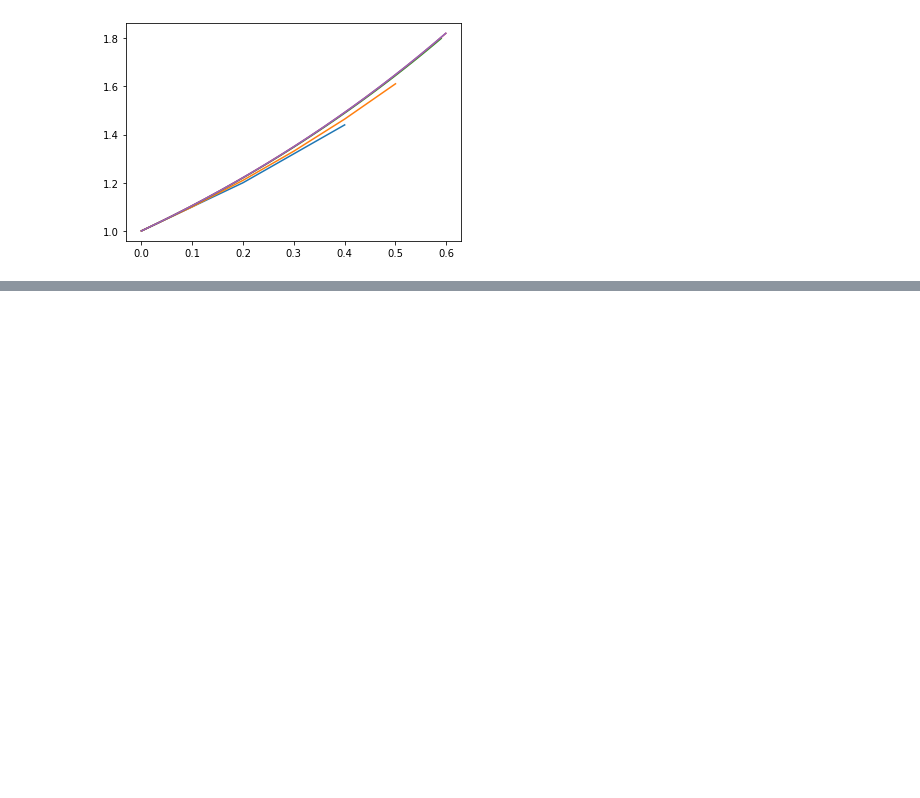
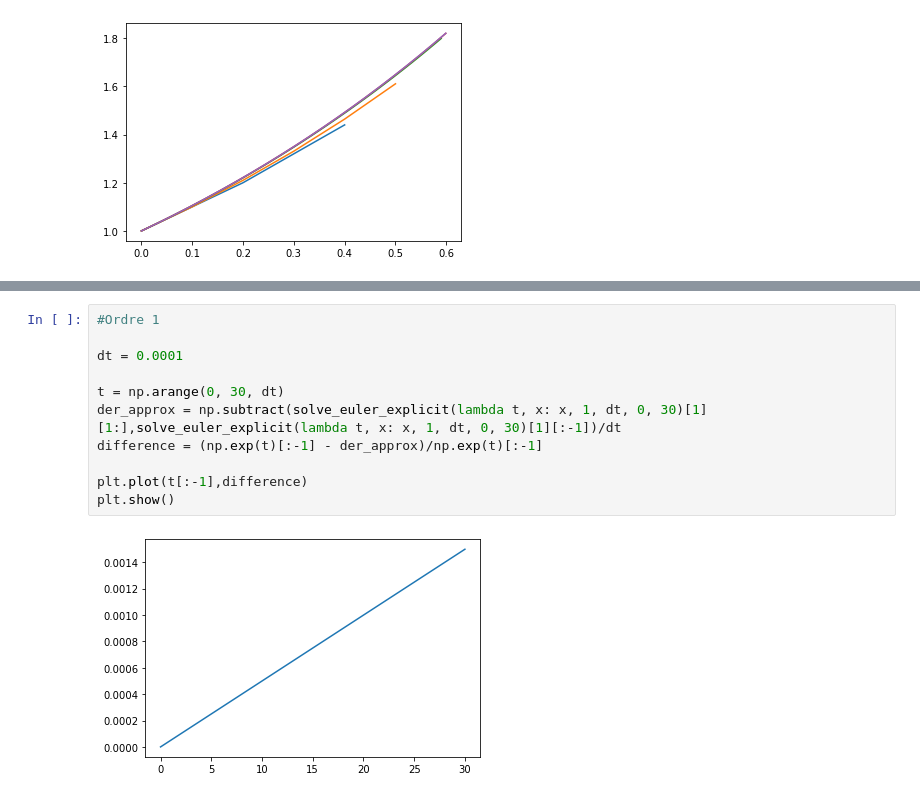
Before and after one commit to HugoDLM/Projet_num2, a Jupyter notebook: Rendu.ipynb, the cells around one changed output, grey strips where cells are left out. Saved outputs shown, nothing was run; the diff lists cells and outputs as text; blank space fills up the shorter version.

```diff
--- a/Rendu.ipynb
+++ b/Rendu.ipynb
@@ -95,0 +104,13 @@ plt.show()
+# %%
+#Ordre 1
+
+dt = 0.0001
+
+t = np.arange(0, 30, dt)
+der_approx = np.subtract(solve_euler_explicit(lambda t, x: x, 1, dt, 0, 30)[1][1:],solve_euler_explicit(lambda t, x: x, 1, dt, 0, 30)[1][:-1])/dt
+difference = (np.exp(t)[:-1] - der_approx)/np.exp(t)[:-1]
+
+plt.plot(t[:-1],difference)
+plt.show()
+# %% [output]
+[figure, added]
```
Also changed, not shown: parts of 8 cells of this notebook, 1 other file.
